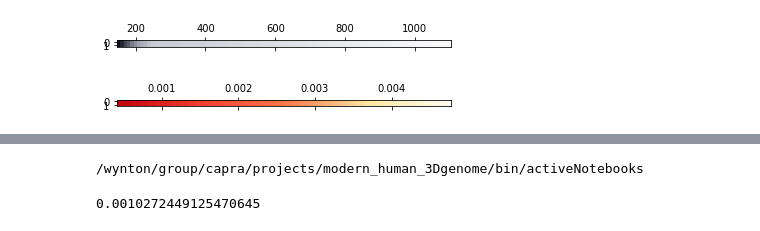
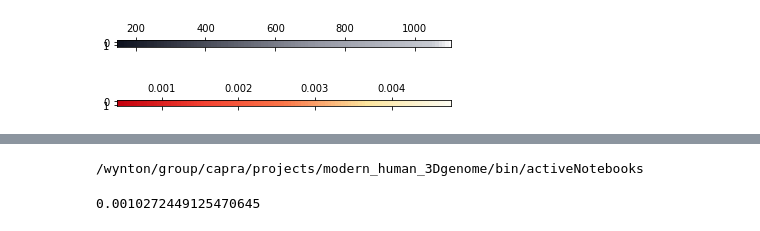
Before and after one commit to erin-n-gilbertson/3DGenome-diversity, a Jupyter notebook: activeNotebooks/Pairwise_sequence.ipynb, the cells around one changed output, grey strips where cells are left out. Cells and saved outputs as stored; diff of their text form; code cells hidden in the pictures.

```diff
--- a/activeNotebooks/Pairwise_sequence.ipynb
+++ b/activeNotebooks/Pairwise_sequence.ipynb
@@ -211,16 +208,18 @@ g.ax_row_dendrogram.set_visible(False)
 # %%
+cmap_seq = get_continuous_cmap(['#0e121ff','#9699a5','#c9ccd4','#fcfcfd'],float_list=[0, 0.6,0.95, 1])
+
 fig,ax = plt.subplots(nrows=2, ncols=1, figsize=(6,2));
 
 ax[0].matshow(np.array([np.linspace(150,1100,100),np.linspace(150,1100,100)]), cmap=cmap_seq, vmin=150, vmax=1100);
 # vrange: 150 - 1100
 #(m - rmin)/(rmax - rmin) * (tmax - tmin) + tmin
 ax[0].set_xticks([((x - 150)/(1100 - 150) * 99) for x in np.arange(200,1100,200)]);
 ax[0].set_xticklabels(np.arange(200,1100,200));
 
 ax[1].matshow(np.array([np.linspace(0,1,100),np.linspace(0,1,100)]), cmap= cmap_3d);
 # vrange = 0.00043 - 0.00476
 ax[1].set_xticks([((x - 0.00043)/(0.00476 - 0.00043) * 99) for x in np.arange(0.001,0.00476,0.001)]);
 ax[1].set_xticklabels(np.arange(0.001,0.00476,0.001));
 # %% [output]
-[figure, old version]
+[figure, new version]
 # %%
```
Also changed, not shown: parts of 12 cells of this notebook, 51 other files.
